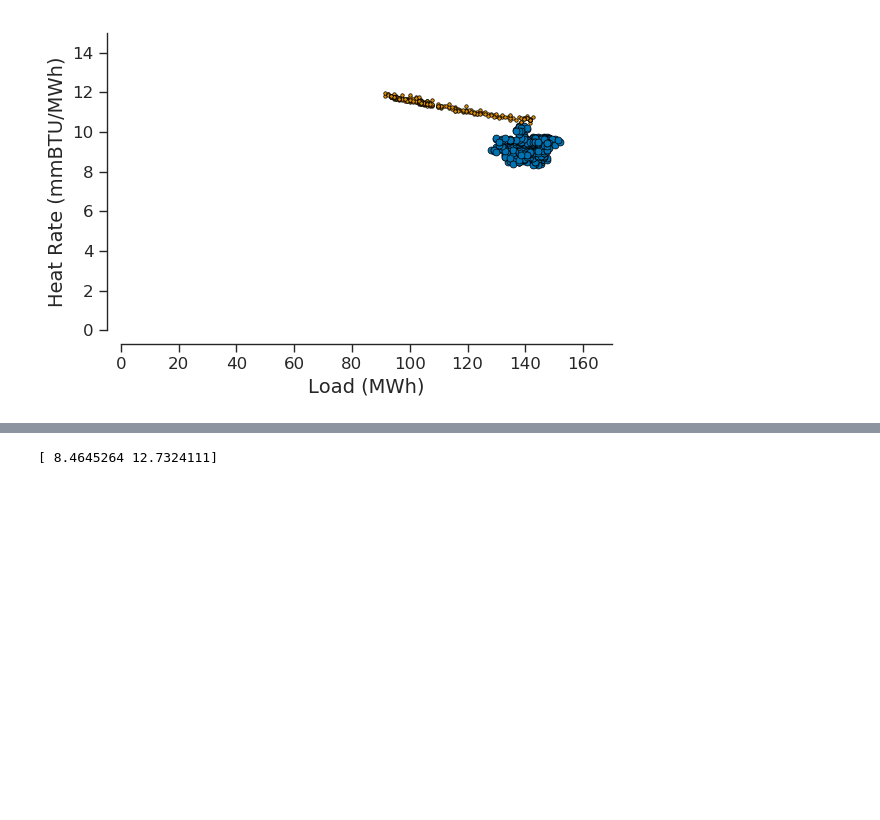
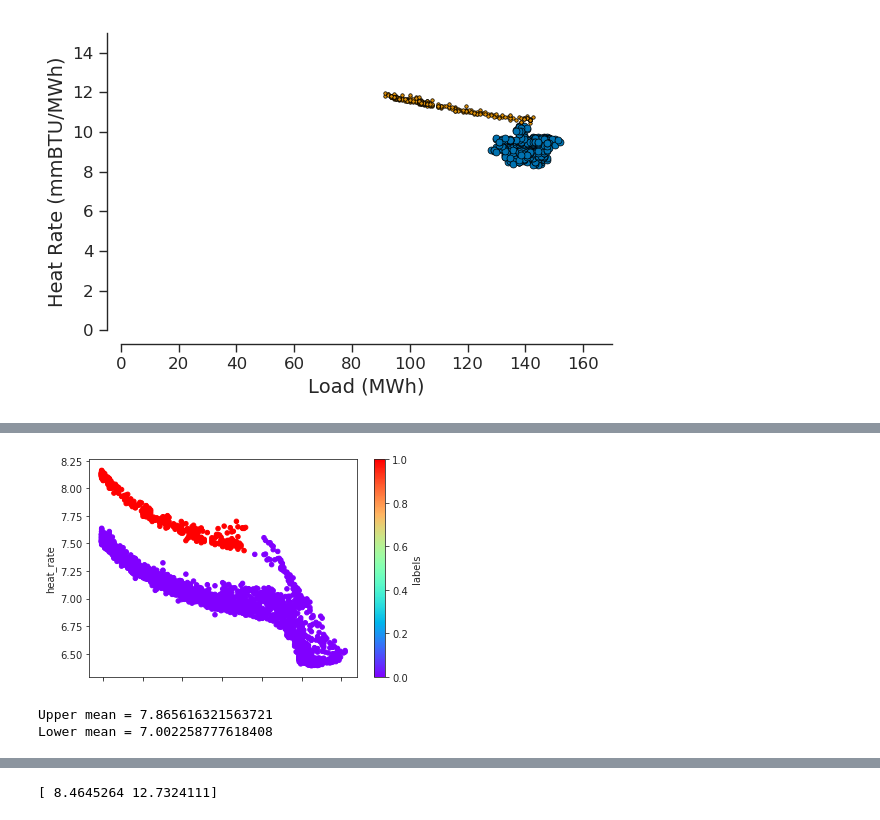
Before and after one commit to NREL/NaTGenPD, a Jupyter notebook: notebooks/CEMS Figures.ipynb, the cells around one changed output, grey strips where cells are left out. Cells and saved outputs as stored; diff of their text form; code cells hidden in the pictures; blank space fills up the shorter version.

```diff
--- a/notebooks/CEMS Figures.ipynb
+++ b/notebooks/CEMS Figures.ipynb
@@ -808,0 +811,24 @@ mplt.line_plot(t1, t2, despine=True,
+# %%
+from sklearn.cluster import KMeans, DBSCAN
+arr = npd.cluster.Cluster.normalize_values(t1.copy())
+clusters = DBSCAN(eps=0.07, min_samples=10).fit(arr)
+#clusters = KMeans(n_clusters=2).fit(arr)
+labels = clusters.labels_
+
+df = pd.DataFrame(t1, columns=['load', 'heat_rate'])
+df['labels'] = labels
+
+df.plot.scatter(x='load', y='heat_rate', c='labels',
+                cmap='rainbow')
+plt.show()
+# %% [output]
+[figure, added]
+# %%
+upper = df.loc[df['labels'] == 1, 'heat_rate'].mean()
+print('Upper mean = {}'.format(upper))
+
+lower = t2[:, 1].mean()
+print('Lower mean = {}'.format(lower))
+# %% [output]
+Upper mean = 7.865616321563721
+Lower mean = 7.002258777618408
```
Also changed, not shown: parts of 4 cells of this notebook, 1 other file.
